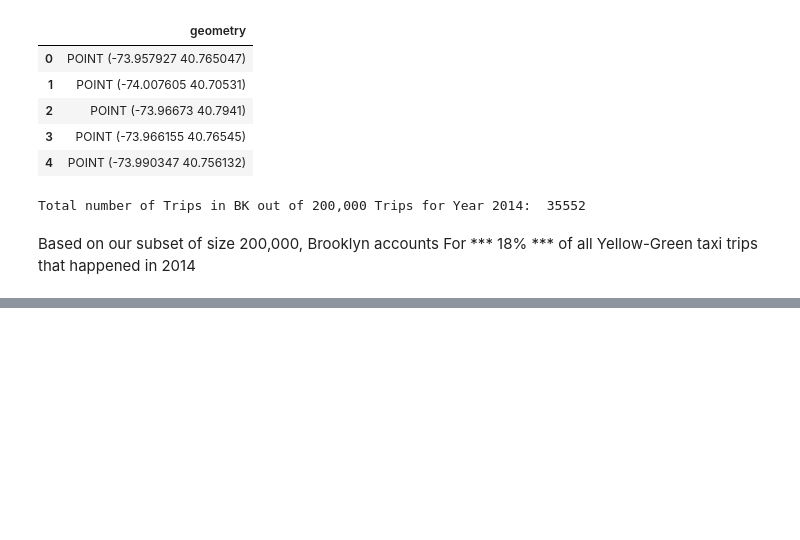
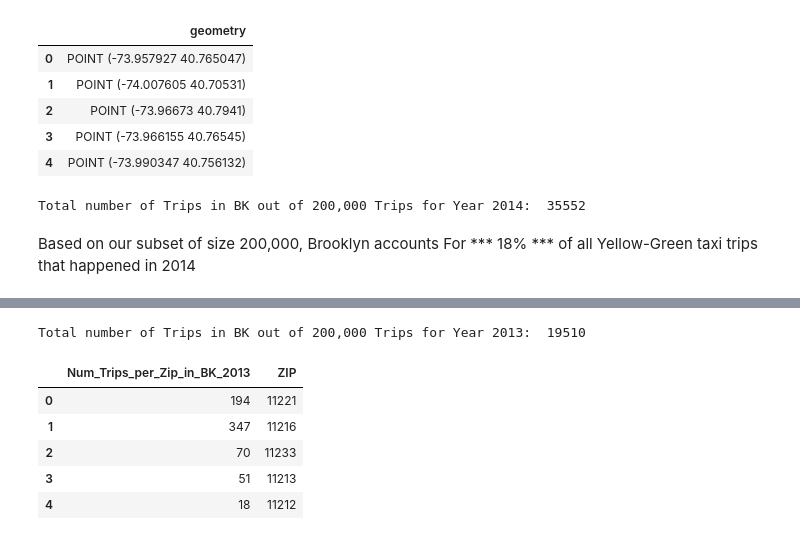
Before and after one commit to cjallow/DataScience-Project, a Jupyter notebook: TAXI_DATA_EXPLORATION-GENTRIFICATION_EXPLORER_CJ.ipynb, the cells around one changed output, grey strips where cells are left out. Cells and saved outputs as stored; diff of their text form; code cells hidden in the pictures; blank space fills up the shorter version.

```diff
--- a/TAXI_DATA_EXPLORATION-GENTRIFICATION_EXPLORER_CJ.ipynb
+++ b/TAXI_DATA_EXPLORATION-GENTRIFICATION_EXPLORER_CJ.ipynb
@@ -193,0 +252,26 @@ BK_per_Zip_df[BK_per_Zip_df['Num Trips per Zip in BK']]
+# %%
+BK_only_13 = City_only_Points(GeoPickup_BK_13)
+# %%
+sum_  = 0
+for i in range (len(BK_only_13)):
+    sum_ = sum_ + len(BK_only_13[i])
+print("Total number of Trips in BK out of 200,000 Trips for Year 2013: ", sum_)
+# %% [output]
+Total number of Trips in BK out of 200,000 Trips for Year 2013:  19510
+# %%
+BK_per_Zip_13 = {}
+for i in range(len(BK_only_13)):
+    BK_per_Zip_13[i] = len(BK_only_13[i])
+# %%
+BK_per_Zip_df_13 = pd.DataFrame.from_dict(BK_per_Zip_13, orient='index')
+# %%
+BK_per_Zip_df_13.rename(columns={0: "Num_Trips_per_Zip_in_BK_2013"}, inplace = True)
+BK_per_Zip_df_13['ZIP'] = BK.postalCode.values
+BK_per_Zip_df_13.head()
+# %% [output]
+|  | Num_Trips_per_Zip_in_BK_2013 | ZIP |
+| 0 | 194 | 11221 |
+| 1 | 347 | 11216 |
+| 2 | 70 | 11233 |
+| 3 | 51 | 11213 |
+| 4 | 18 | 11212 |
```
Also changed, not shown: parts of 15 cells of this notebook.
